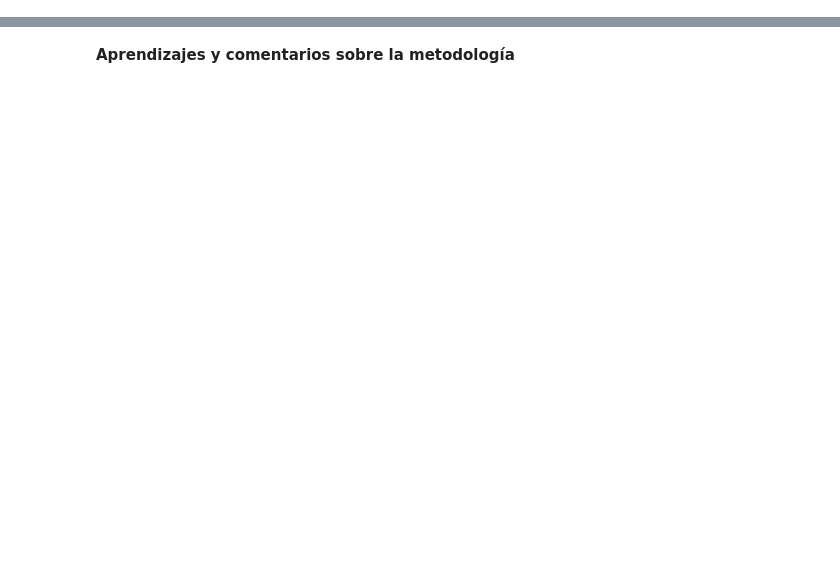
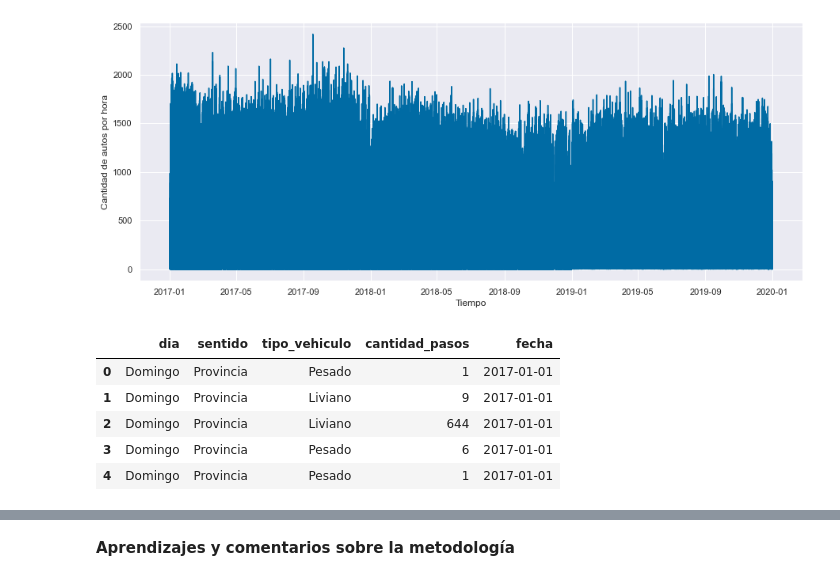
Before and after one commit to jnserna/tsa1, a Jupyter notebook: DS_Proyecto_03_Juan_Serna.ipynb, the cells around one changed output, grey strips where cells are left out. Cells and saved outputs as stored; diff of their text form; code cells hidden in the pictures; blank space fills up the shorter version.

```diff
--- a/DS_Proyecto_03_Juan_Serna.ipynb
+++ b/DS_Proyecto_03_Juan_Serna.ipynb
@@ -441,7 +202,0 @@ matplotlib.rcParams['text.color'] = 'k'
-# %%
-from pylab import rcParams
-rcParams['figure.figsize'] = 18, 14
-series = diario
-decomposition = sm.tsa.seasonal_decompose(series, model='additive')
-fig = decomposition.plot()
-plt.show()
@@ -450,7 +202,0 @@ plt.show()
-# %%
-from pylab import rcParams
-rcParams['figure.figsize'] = 18, 14
-series2 = diario[0:360]
-decomposition = sm.tsa.seasonal_decompose(series2, model='additive')
-fig = decomposition.plot()
-plt.show()
@@ -633,5 +202,0 @@ modelos SARIMA
-# %%
-rcParams['figure.figsize'] = 18, 14
-series2 = diario[0:100]
-fig = series.plot()
-plt.show()
@@ -1376,17 +202,0 @@ Surface_total por property_type
-# %%
-print('Valor mínimo de price: ' + Fore.BLUE + 'USD ' + str(data_properati_predictors.price.min()) + Fore.BLACK)
-print('Valor máximo de price: ' + Fore.BLUE + 'USD ' + str(data_properati_predictors.price.max()) + Fore.BLACK)
-print()
-plt.figure(figsize = (6.4*3,4.8))
-sns.set_theme(style="whitegrid")
-plt.subplot(1,3,1)
-sns.boxplot(data= data_properati_predictorsDep, y = 'price', x = 'property_type', color='lightcoral')
-plt.title('Precio (USD) - Departamentos')
-plt.subplot(1,3,2)
-sns.boxplot(data= data_properati_predictorsPH, y = 'price', x = 'property_type', color='lightcoral')
-plt.title('Precio (USD) - PH')
-plt.subplot(1,3,3)
-sns.boxplot(data= data_properati_predictorsCas, y = 'price', x = 'property_type', color='lightcoral')
-plt.title('Precio (USD) - Casas')
-plt.tight_layout()
-plt.show()
@@ -2447,0 +324,17 @@ Similarmente, tratamientos adicionales sobre los datos (como el escalado de dato
+# %%
+# Graficamos nuestros datos, tal como están
+plt.figure(figsize = (15,6))
+plt.plot(dataset.fecha, dataset.cantidad_pasos)
+plt.xlabel('Tiempo')
+plt.ylabel('Cantidad de autos por hora')
+plt.show()
+
+dataset.head()
+# %% [output]
+[figure, added]
+|  | dia | sentido | tipo_vehiculo | cantidad_pasos | fecha |
+| 0 | Domingo | Provincia | Pesado | 1 | 2017-01-01 |
+| 1 | Domingo | Provincia | Liviano | 9 | 2017-01-01 |
+| 2 | Domingo | Provincia | Liviano | 644 | 2017-01-01 |
+| 3 | Domingo | Provincia | Pesado | 6 | 2017-01-01 |
+| 4 | Domingo | Provincia | Pesado | 1 | 2017-01-01 |
```
Also changed, not shown: parts of 213 cells of this notebook.
